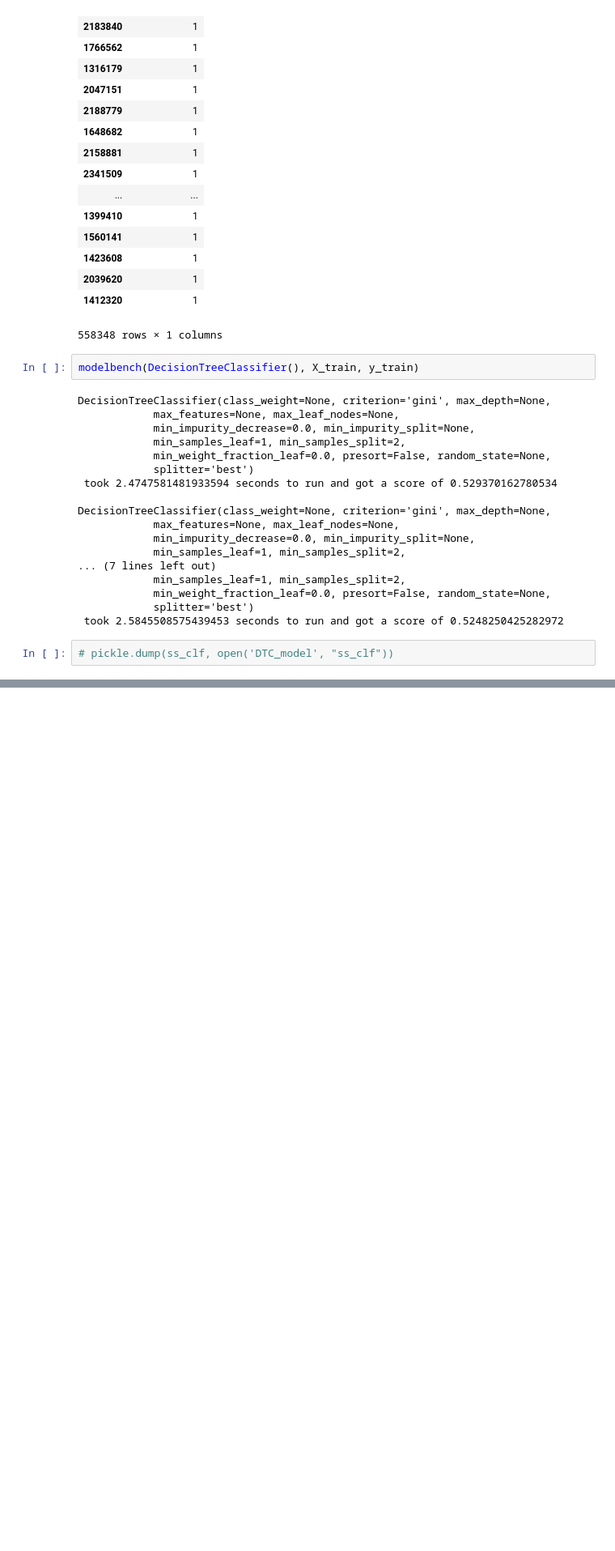
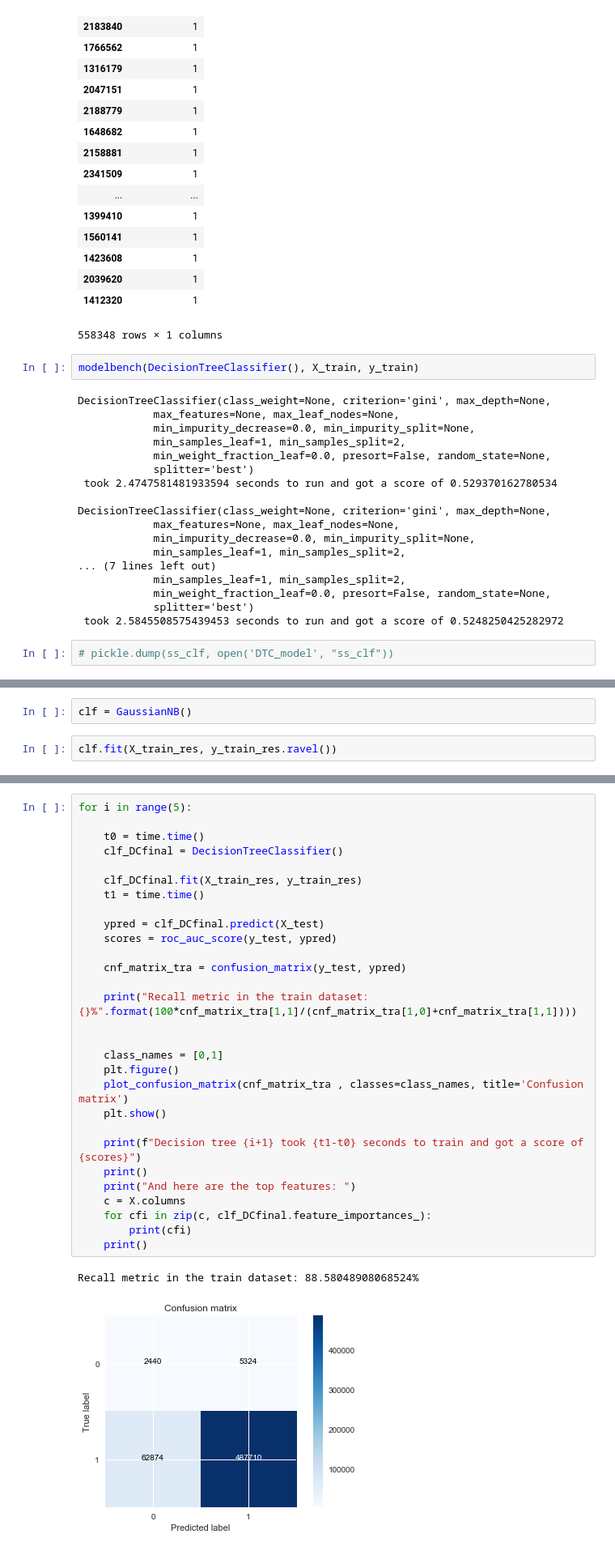
Before and after one commit to komalac/FinalProject, a Jupyter notebook: H1_Data_Cleanup.ipynb, the cells around one changed output, grey strips where cells are left out. Shown: that part at 81% size. Saved outputs shown, nothing was run; the diff lists cells and outputs as text; blank space fills up the shorter version.

```diff
--- a/H1_Data_Cleanup.ipynb
+++ b/H1_Data_Cleanup.ipynb
@@ -813,0 +921,4 @@ roc_auc_score(y_test, resampled_DTclf.predict(X_test))
+# %%
+clf = GaussianNB()
+# %%
+clf.fit(X_train_res, y_train_res.ravel())
@@ -863,0 +1008,32 @@ Recall metric in the train dataset: 51.8251529285268%
+# %%
+for i in range(5):
+
+    t0 = time.time()
+    clf_DCfinal = DecisionTreeClassifier()
+
+    clf_DCfinal.fit(X_train_res, y_train_res)
+    t1 = time.time()
+
+    ypred = clf_DCfinal.predict(X_test)
+    scores = roc_auc_score(y_test, ypred)
+
+    cnf_matrix_tra = confusion_matrix(y_test, ypred)
+
+    print("Recall metric in the train dataset: {}%".format(100*cnf_matrix_tra[1,1]/(cnf_matrix_tra[1,0]+cnf_matrix_tra[1,1])))
+
+
+    class_names = [0,1]
+    plt.figure()
+    plot_confusion_matrix(cnf_matrix_tra , classes=class_names, title='Confusion matrix')
+    plt.show()
+
+    print(f"Decision tree {i+1} took {t1-t0} seconds to train and got a score of {scores}")
+    print()
+    print("And here are the top features: ")
+    c = X.columns
+    for cfi in zip(c, clf_DCfinal.feature_importances_):
+        print(cfi)
+    print()
+# %% [output]
+Recall metric in the train dataset: 88.58048908068524%
+[figure, added]
```
Also changed, not shown: parts of 27 cells of this notebook.
